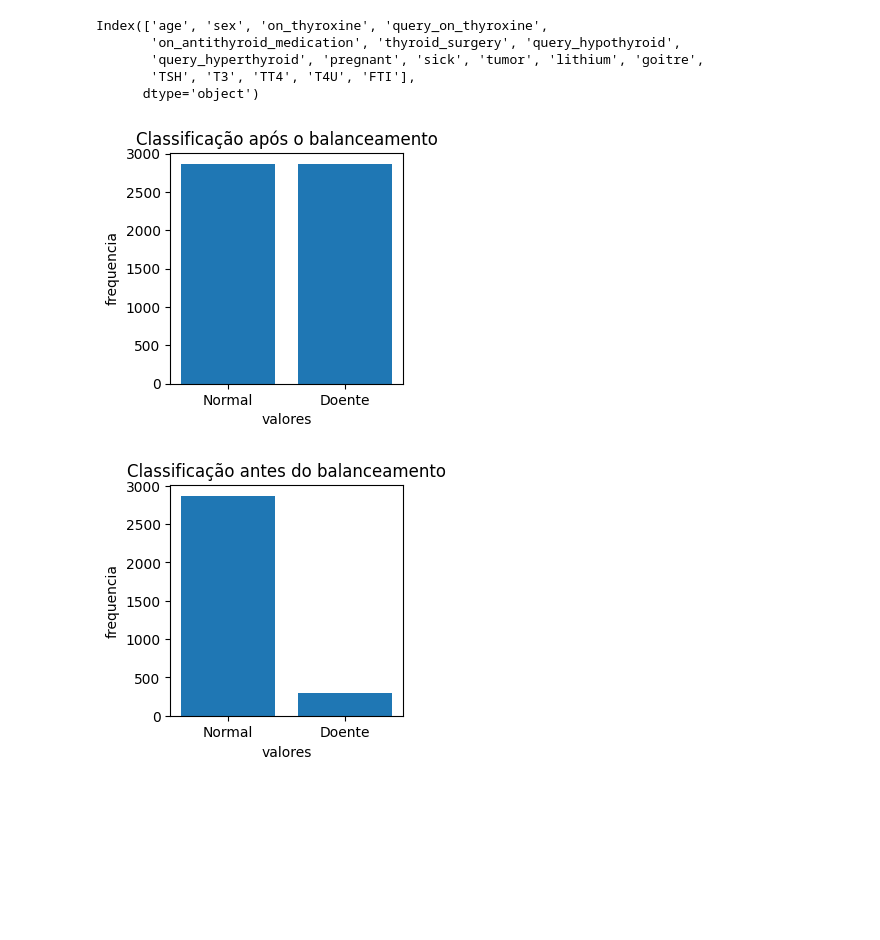
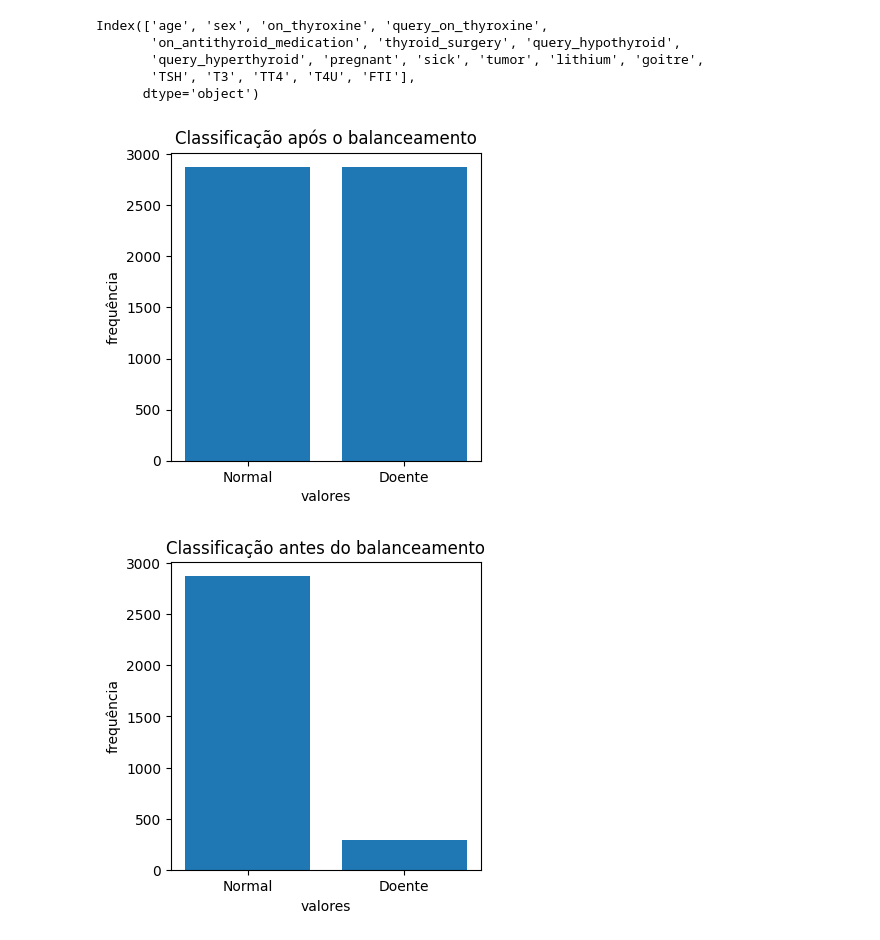
Before and after one commit to cilab-ufersa/euthyroid_sick_syndrome, a Jupyter notebook: euthyroid_sick_syndrome/CBIC23.ipynb, the cells around one changed output. Saved outputs shown, nothing was run; the diff lists cells and outputs as text; code cells hidden in the pictures; blank space fills up the shorter version.

Commit message:
feat: adjust classification figure

```diff
--- a/euthyroid_sick_syndrome/CBIC23.ipynb
+++ b/euthyroid_sick_syndrome/CBIC23.ipynb
@@ -21,7 +21,7 @@ import numpy as np
 from sklearn.model_selection import GridSearchCV
 # %%
 #Carregando o dataset
-dataset = pd.read_csv('/home/vinicius/UFERSA/CILAB/euthyroid_sick_syndrome/euthyroid_sick_syndrome/datasets/euthyroid/euthyroid_final_features.csv')
+dataset = pd.read_csv('/home/vinicius/UFERSA/cilab/euthyroid_sick_syndrome/euthyroid_sick_syndrome/datasets/euthyroid/euthyroid_final_features.csv')
 output_label_dataset = dataset['classification']
 dataset = dataset.drop(['classification'], axis=1)
 
@@ -342,31 +410,31 @@ Index(['age', 'sex', 'on_thyroxine', 'query_on_thyroxine',
 
 # print(table)
 # %%
-dataset = pd.read_csv('/home/vinicius/UFERSA/CILAB/euthyroid_sick_syndrome/euthyroid_sick_syndrome/datasets/euthyroid/euthyroid_final_features.csv')
+dataset = pd.read_csv('/home/vinicius/UFERSA/cilab/euthyroid_sick_syndrome/euthyroid_sick_syndrome/datasets/euthyroid/euthyroid_final_features.csv')
 #Balanceando dos dados
 dataset_bal, ouput_label = balance_dataset_smote(dataset, output_label_dataset, random_state=42, k_neighbors=5)
 output_label_dataset_bal = dataset_bal['classification']
 
 output_label_dataset_des = dataset['classification']
 
 
 # Função para criar o gráfico
 def plot_grafico_barras(dados, title, check):
     labels = ['Normal', 'Doente']
     count_0 = len(dados[dados == 0])
     count_1 = len(dados[dados == 1])
     contagem = [count_0, count_1]
 
-    plt.figure(figsize=(3, 3))
+    plt.figure(figsize=(4, 4))
     plt.bar(labels, contagem)
     plt.xlabel('valores')
-    plt.ylabel('frequencia')
+    plt.ylabel('frequência')
     plt.title(title)
     plt.savefig('classification_after_balance.png' if check == 1 else 'classification_before_balance.png', dpi=300)
 
 # Chamar as funções para plotar os gráficos
 plot_grafico_barras(output_label_dataset_bal, 'Classificação após o balanceamento', 1)
-plot_grafico_barras(output_label_dataset_des, 'Classificação antes do balanceamento', 2)
+plot_grafico_barras(output_label_dataset_des, 'Classificação antes do balanceamento', 0)
 # %% [output]
-[figure, old version]
+[figure, new version]
-[figure, old version]
+[figure, new version]
```
Also changed, not shown: parts of 2 cells of this notebook, 7 other files.
